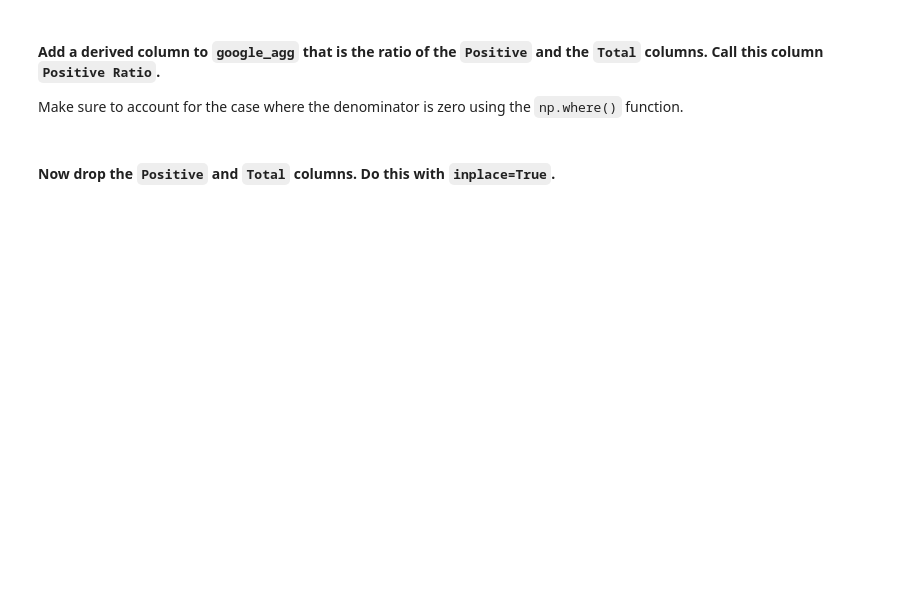
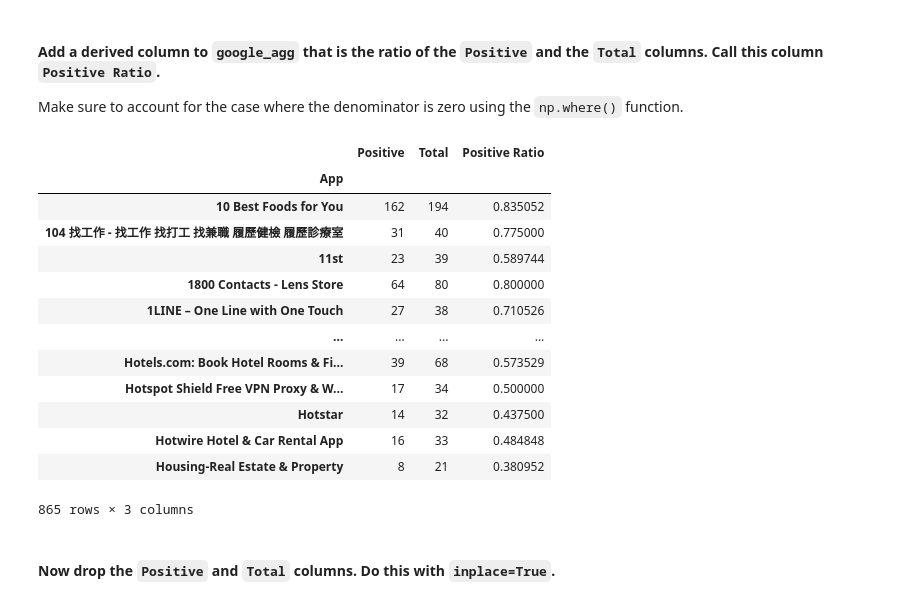
Before and after one commit to ta-data-lis/lab-supervised-learning-feature-extraction, a Jupyter notebook: your-code/notebooks/main.ipynb, the cells around one changed output. Drawn from its saved outputs; the diff is of its cells as text; code cells hidden in the pictures; blank space fills up the shorter version.

```diff
--- a/your-code/notebooks/main.ipynb
+++ b/your-code/notebooks/main.ipynb
@@ -414,6 +414,7 @@ dtype: object
 Load the second dataset to the variable `google_reviews`. The data is in the file `googleplaystore_user_reviews.csv`.
 # %%
 # Your code here:
+google_reviews = pd.read_csv('../../data/googleplaystore_user_reviews.csv')
 # %% [markdown]
 #### This dataset contains the top 100 reviews for each app.
 
@@ -434,6 +443,7 @@ Now that you are clear about what we are trying to achieve, follow the steps bel
 In the next cell, drop all rows with missing data using the `dropna()` function and assign this new dataframe to `review_missing_removed`.
 # %%
 # Your code here:
+review_missing_removed = google_reviews.dropna()
 # %% [markdown]
 #### Now, use the `value_counts()` function ([documentation](https://pandas.pydata.org/pandas-docs/stable/generated/pandas.Series.value_counts.html)) to get a sense on how many apps are in this dataset and their review counts.
 # %%
@@ -465,4 +489,4 @@ def positive_function(x):
     Returns:
         The number of occurrences of `Positive` in the column data.
     """
-    return 0
+    return x.str.contains('Positive').sum()
@@ -495,3 +535,25 @@ Make sure to account for the case where the denominator is zero using the `np.wh
+# %%
+# Your code here:
+# Like this?
+google_agg['Positive Ratio'] = np.where((google_agg['Positive']) / (google_agg['Total'] != 0),
+                      google_agg['Positive'] / google_agg['Total'], 0)
+
+google_agg
+# %% [output]
+|  | Positive | Total | Positive Ratio |
+| App |  |  |  |
+| 10 Best Foods for You | 162 | 194 | 0.835052 |
+| 104 找工作 - 找工作 找打工 找兼職 履歷健檢 履歷診療室 | 31 | 40 | 0.775000 |
+| 11st | 23 | 39 | 0.589744 |
+| 1800 Contacts - Lens Store | 64 | 80 | 0.800000 |
+| 1LINE – One Line with One Touch | 27 | 38 | 0.710526 |
+| ... | ... | ... | ... |
+| Hotels.com: Book Hotel Rooms & Fi... | 39 | 68 | 0.573529 |
+| Hotspot Shield Free VPN Proxy & W... | 17 | 34 | 0.500000 |
+| Hotstar | 14 | 32 | 0.437500 |
+| Hotwire Hotel & Car Rental App | 16 | 33 | 0.484848 |
+| Housing-Real Estate & Property | 8 | 21 | 0.380952 |
+865 rows × 3 columns
 # %% [markdown]
 #### Now drop the `Positive` and `Total` columns. Do this with `inplace=True`.
 # %%
```
Also changed, not shown: parts of 12 cells of this notebook.
